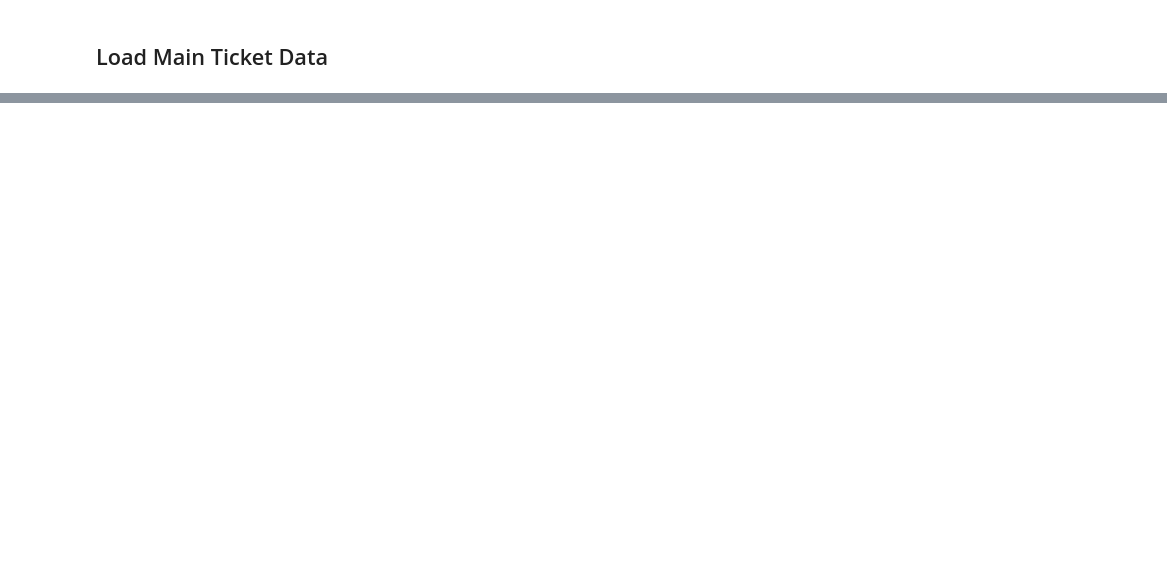
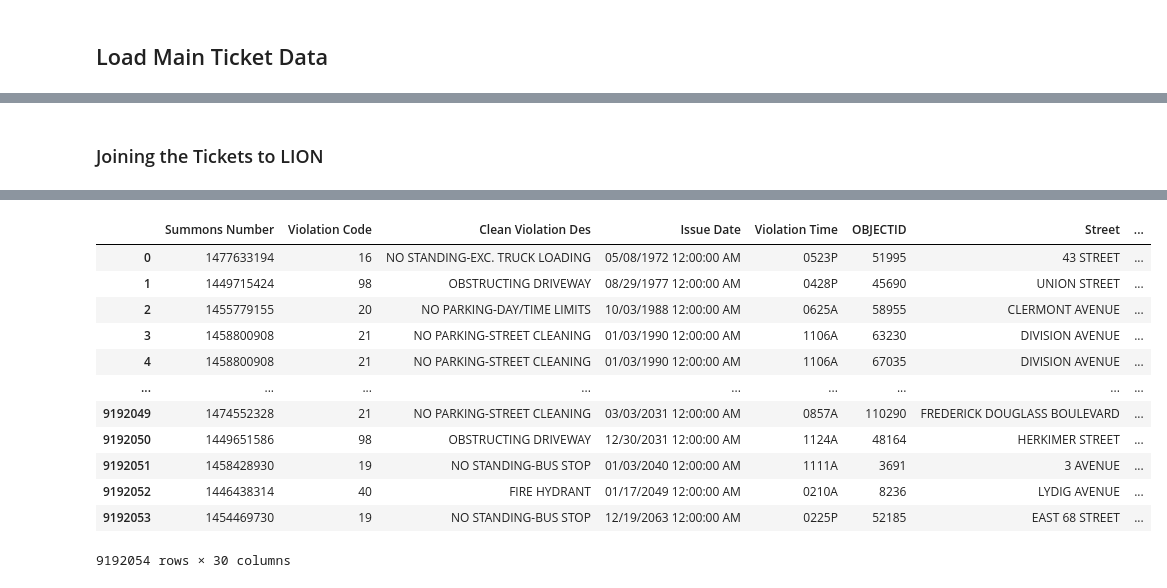
Before and after one commit to stuartong/streetsofnyc, a Jupyter notebook: Data Cleaning - Tickets.ipynb, the cells around one changed output, grey strips where cells are left out. Saved outputs shown, nothing was run; the diff lists cells and outputs as text; code cells hidden in the pictures; blank space fills up the shorter version.

Commit message:
Process to clean ticket data, create SQL data, run joins to get merged data

```diff
--- a/Data Cleaning - Tickets.ipynb
+++ b/Data Cleaning - Tickets.ipynb
@@ -4,9 +4,23 @@ import numpy as np
 import feather
 import pickle
 import re
+import sqlite3
+
+# optional libs to run other non-core code
 from polyfuzz import PolyFuzz
 from polyfuzz.models import EditDistance, TFIDF, Embeddings
 from flair.embeddings import TransformerWordEmbeddings
+import geopandas as gpd
+
+# note pandarallel works well on mac but has issue with windows
+# see requirements for windows  - https://github.com/nalepae/pandarallel
+from pandarallel import pandarallel
+pandarallel.initialize(progress_bar=True)
 
 pd.options.display.max_columns = None
 pd.set_option('display.float_format', lambda x: '%.3f' % x)
+
+# connect to the database
+# note: connects to/creates a db file with the name in the quotes if does not exist
+con = sqlite3.connect('datacleaning.db')
+cur = con.cursor()
@@ -17,0 +167,20 @@ ticket19 = feather.read_dataframe('ticket_2019.feather')
+# %% [markdown]
+### Joining the Tickets to LION
+# %%
+%%time
+
+query='''
+SELECT a.`Summons Number`,a.`Violation Code`,a.`Clean Violation Des`,a.`Issue Date`,a.`Violation Time`,
+b.OBJECTID,b.Street,b.FeatureTyp,b.SegmentTyp,b.NonPed,b.TrafDir,b.LocStatus,b.LZip,b.RZip,b.LBoro,b.RBoro,
+b.L_CD,b.R_CD,b.CurveFlag,b.Radius,b.RW_Type,b.PhysicalID,b.StreetWidt,b.BikeLane,b.BIKE_Trafd,b.Number_Tra,
+b.Number_Par,b.Number_Tot,b.Posted_Spe,b.Truck_Rout
+FROM ticket20 a
+LEFT OUTER JOIN LION b
+ON a.Street1LU = b.StreetCode
+WHERE b.c_lowadd<=a.`House Number Clean`
+AND b.c_highadd>=a.`House Number Clean`
+'''
+
+summon_object20 = pd.read_sql_query(query,con)
+summon_object20
+# %% [output]
@@ -17,0 +189,13 @@ ticket19 = feather.read_dataframe('ticket_2019.feather')
+|  | Summons Number | Violation Code | Clean Violation Des | Issue Date | Violation Time | OBJECTID | Street | ... |
+| 0 | 1477633194 | 16 | NO STANDING-EXC. TRUCK LOADING | 05/08/1972 12:00:00 AM | 0523P | 51995 | 43 STREET | ... |
+| 1 | 1449715424 | 98 | OBSTRUCTING DRIVEWAY | 08/29/1977 12:00:00 AM | 0428P | 45690 | UNION STREET | ... |
+| 2 | 1455779155 | 20 | NO PARKING-DAY/TIME LIMITS | 10/03/1988 12:00:00 AM | 0625A | 58955 | CLERMONT AVENUE | ... |
+| 3 | 1458800908 | 21 | NO PARKING-STREET CLEANING | 01/03/1990 12:00:00 AM | 1106A | 63230 | DIVISION AVENUE | ... |
+| 4 | 1458800908 | 21 | NO PARKING-STREET CLEANING | 01/03/1990 12:00:00 AM | 1106A | 67035 | DIVISION AVENUE | ... |
+| ... | ... | ... | ... | ... | ... | ... | ... | ... |
+| 9192049 | 1474552328 | 21 | NO PARKING-STREET CLEANING | 03/03/2031 12:00:00 AM | 0857A | 110290 | FREDERICK DOUGLASS BOULEVARD | ... |
+| 9192050 | 1449651586 | 98 | OBSTRUCTING DRIVEWAY | 12/30/2031 12:00:00 AM | 1124A | 48164 | HERKIMER STREET | ... |
+| 9192051 | 1458428930 | 19 | NO STANDING-BUS STOP | 01/03/2040 12:00:00 AM | 1111A | 3691 | 3 AVENUE | ... |
+| 9192052 | 1446438314 | 40 | FIRE HYDRANT | 01/17/2049 12:00:00 AM | 0210A | 8236 | LYDIG AVENUE | ... |
+| 9192053 | 1454469730 | 19 | NO STANDING-BUS STOP | 12/19/2063 12:00:00 AM | 0225P | 52185 | EAST 68 STREET | ... |
+9192054 rows × 30 columns
```
Also changed, not shown: parts of 65 cells of this notebook.
